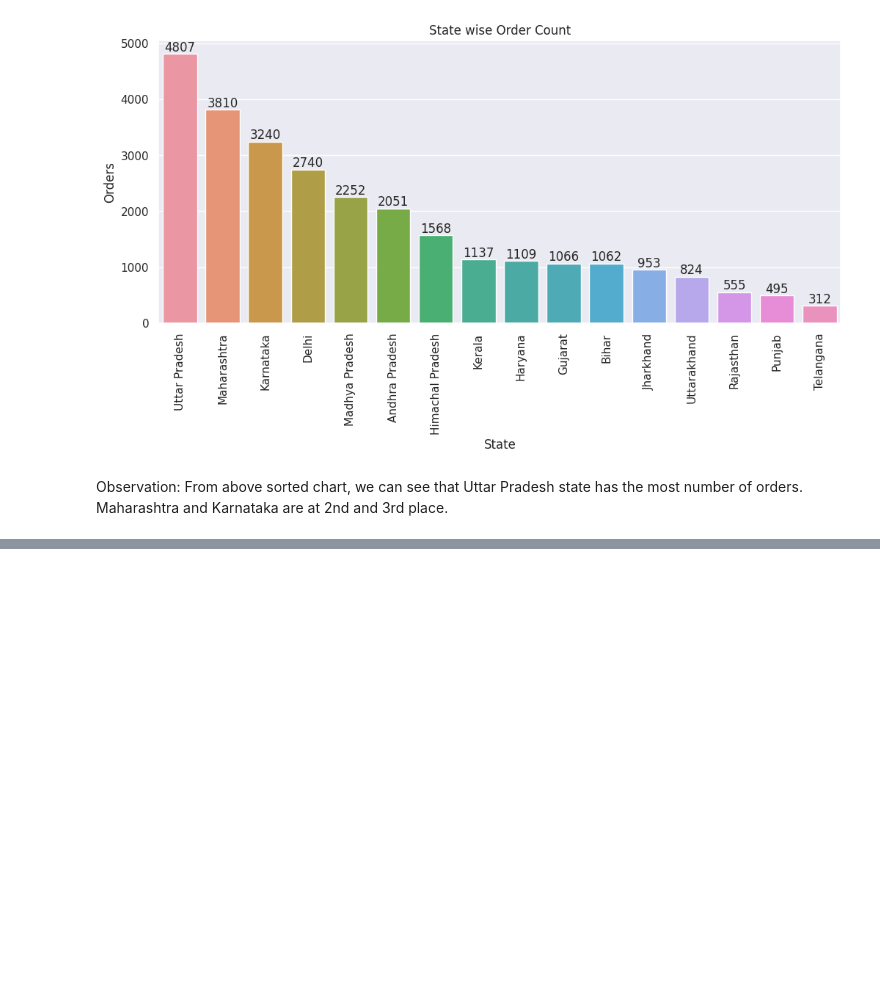
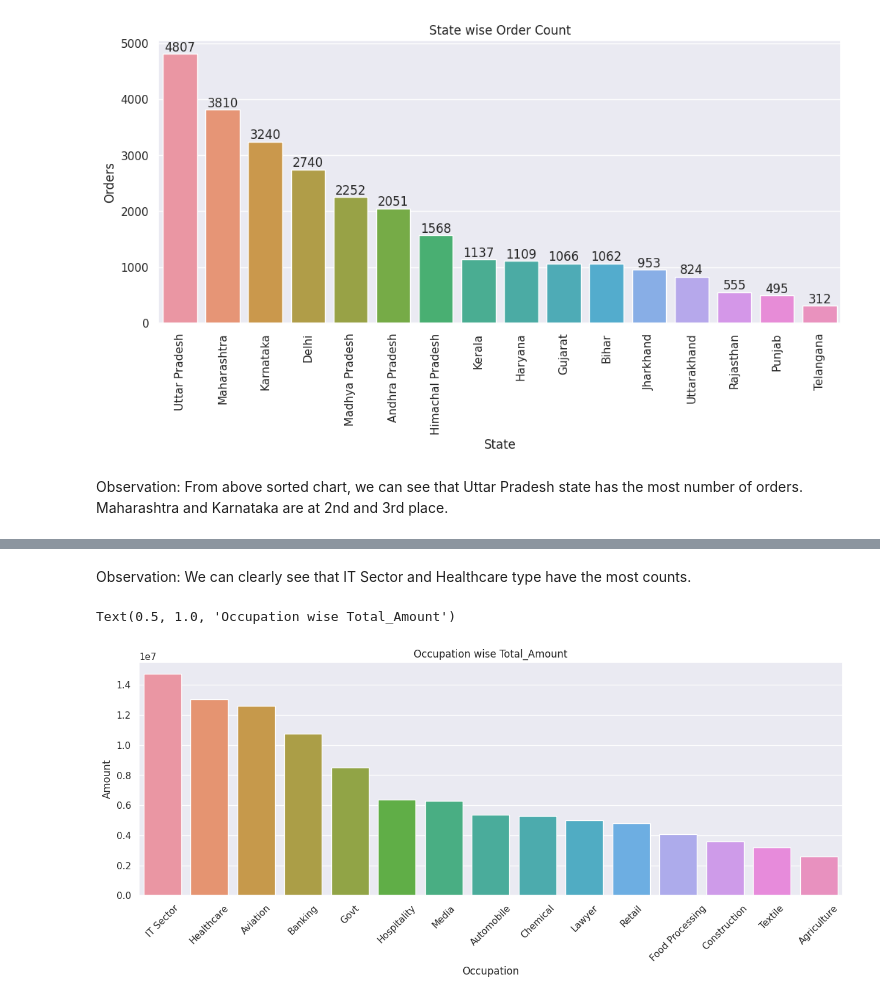
Before and after one commit to dhar9571/Python-Diwali-Sales-Data-Analysis, a Jupyter notebook: Diwali_Sales_DataAnalysis.ipynb, the cells around one changed output, grey strips where cells are left out. Saved outputs shown, nothing was run; the diff lists cells and outputs as text; code cells hidden in the pictures; blank space fills up the shorter version.

```diff
--- a/Diwali_Sales_DataAnalysis.ipynb
+++ b/Diwali_Sales_DataAnalysis.ipynb
@@ -219,0 +272,16 @@ df.head()
+# %% [markdown]
+Observation: We can clearly see that IT Sector and Healthcare type have the most counts.
+# %%
+# Creating new dataset to contain occupation wise total amount in sorted order:
+
+occupation_amount = df.groupby("Occupation")["Amount"].sum().reset_index().sort_values(by="Amount",ascending=False)
+
+# Plotting barchart:
+
+sns.barplot(x=occupation_amount["Occupation"],y=occupation_amount["Amount"])
+
+plt.xticks(rotation=45)
+plt.title("Occupation wise Total_Amount")
+# %% [output]
+Text(0.5, 1.0, 'Occupation wise Total_Amount')
+[figure, added]
```
Also changed, not shown: parts of 23 cells of this notebook.
